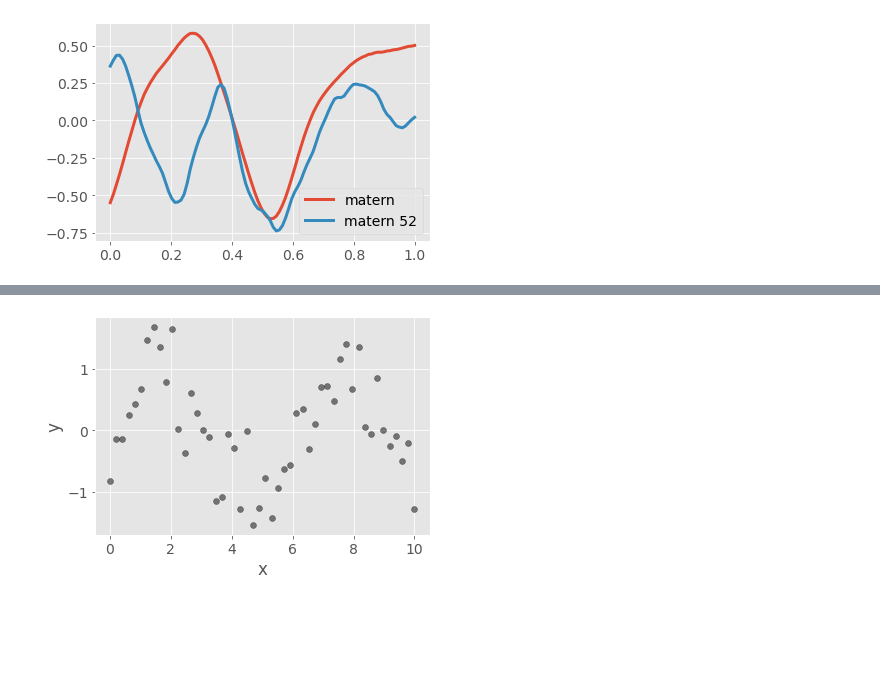
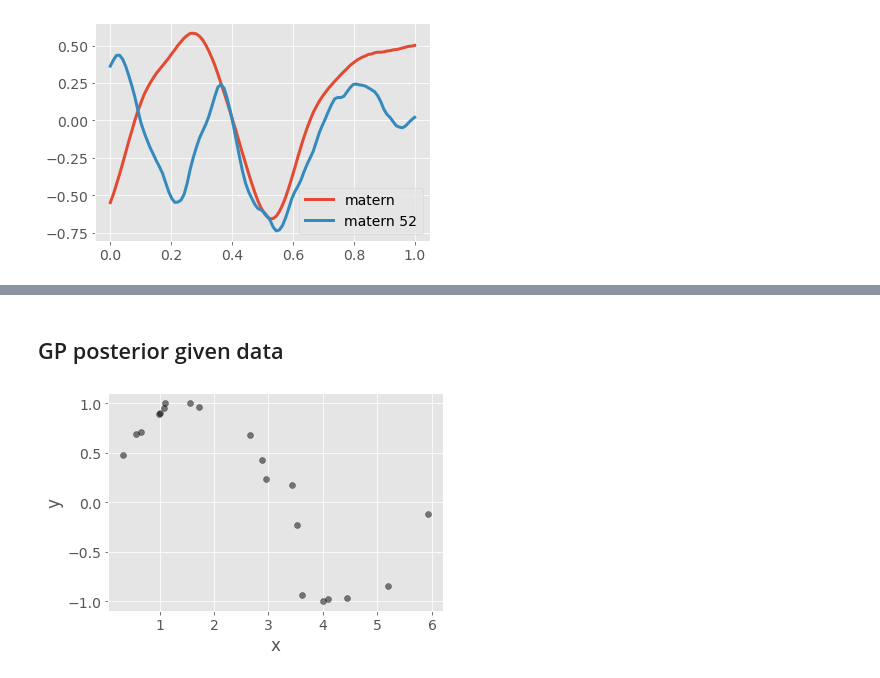
Before and after one commit to JulietteFranque/SDS383D_JF, a Jupyter notebook: exercises-06/notebooks/gaussian_processes.ipynb, the cells around one changed output, grey strips where cells are left out. Saved outputs shown, nothing was run; the diff lists cells and outputs as text; code cells hidden in the pictures; blank space fills up the shorter version.

```diff
--- a/exercises-06/notebooks/gaussian_processes.ipynb
+++ b/exercises-06/notebooks/gaussian_processes.ipynb
@@ -98,4 +98,5 @@ plt.legend()
 # %%
-n_points = 50
-x = np.linspace(0,10,n_points)
-y = np.sin(x) + np.random.normal(0,.5, size=n_points)
+n_points = 20
+x_data = np.sort(np.random.uniform(0, 2*np.pi, size=n_points))
+x_plot = np.linspace(0, 2*np.pi, 100)
+y = np.sin(x_data)
@@ -102,6 +118,10 @@ y = np.sin(x) + np.random.normal(0,.5, size=n_points)
+# %% [markdown]
+## GP posterior given data
 # %%
+x = np.sort(np.random.uniform(0, 2*np.pi, size=n_points))
+y = np.sin(x_data)
 plt.scatter(x, y, color='black', alpha=.5)
 plt.xlabel('x')
 plt.ylabel('y');
 # %% [output]
-[figure, old version]
+[figure, new version]
```
Also changed, not shown: parts of 12 cells of this notebook, 2 other files.
